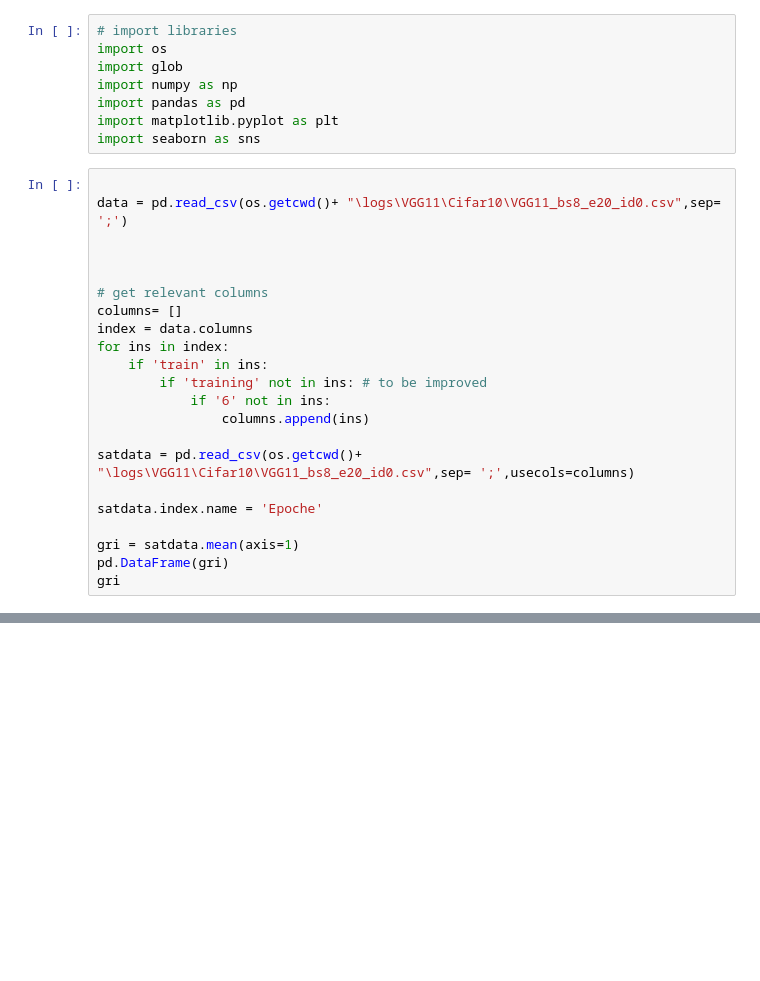
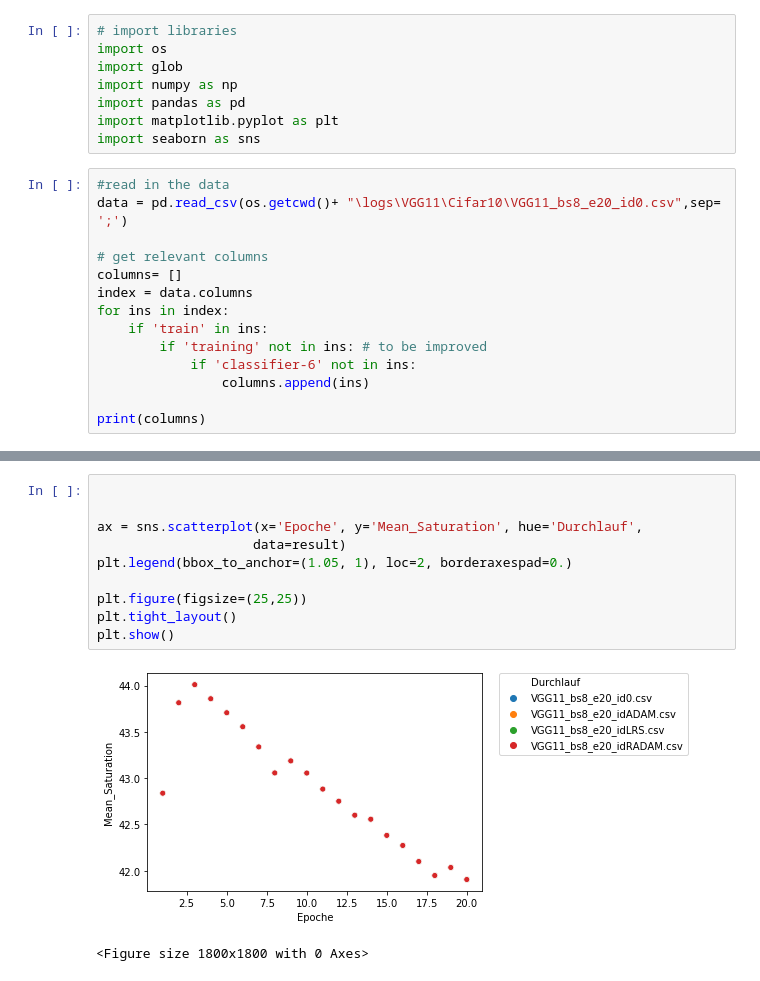
Before and after one commit to VCRoselieb/LocVisualisierungen, a Jupyter notebook: Sättigung.ipynb, the cells around one changed output, grey strips where cells are left out. Saved outputs shown, nothing was run; the diff lists cells and outputs as text; blank space fills up the shorter version.

```diff
--- a/Sättigung.ipynb
+++ b/Sättigung.ipynb
@@ -7,10 +7,8 @@ import pandas as pd
 import matplotlib.pyplot as plt
 import seaborn as sns
 # %%
-
+#read in the data
 data = pd.read_csv(os.getcwd()+ "\logs\VGG11\Cifar10\VGG11_bs8_e20_id0.csv",sep= ';')
-
-
 
 # get relevant columns
 columns= []
@@ -18,14 +16,8 @@ index = data.columns
 for ins in index:
     if 'train' in ins:
         if 'training' not in ins: # to be improved
-            if '6' not in ins:
+            if 'classifier-6' not in ins:
                 columns.append(ins)
 
-satdata = pd.read_csv(os.getcwd()+ "\logs\VGG11\Cifar10\VGG11_bs8_e20_id0.csv",sep= ';',usecols=columns)
-
-satdata.index.name = 'Epoche'
-
-gri = satdata.mean(axis=1)
-pd.DataFrame(gri)
-gri
+print(columns)
 # %% [output]
@@ -64,0 +108,13 @@ dtype: float64
+# %%
+
+
+ax = sns.scatterplot(x='Epoche', y='Mean_Saturation', hue='Durchlauf',
+                    data=result)
+plt.legend(bbox_to_anchor=(1.05, 1), loc=2, borderaxespad=0.)
+
+plt.figure(figsize=(25,25))
+plt.tight_layout()
+plt.show()
+# %% [output]
+[figure, added]
+<Figure size 1800x1800 with 0 Axes>
```
Also changed, not shown: parts of 5 cells of this notebook, 1 other file.
